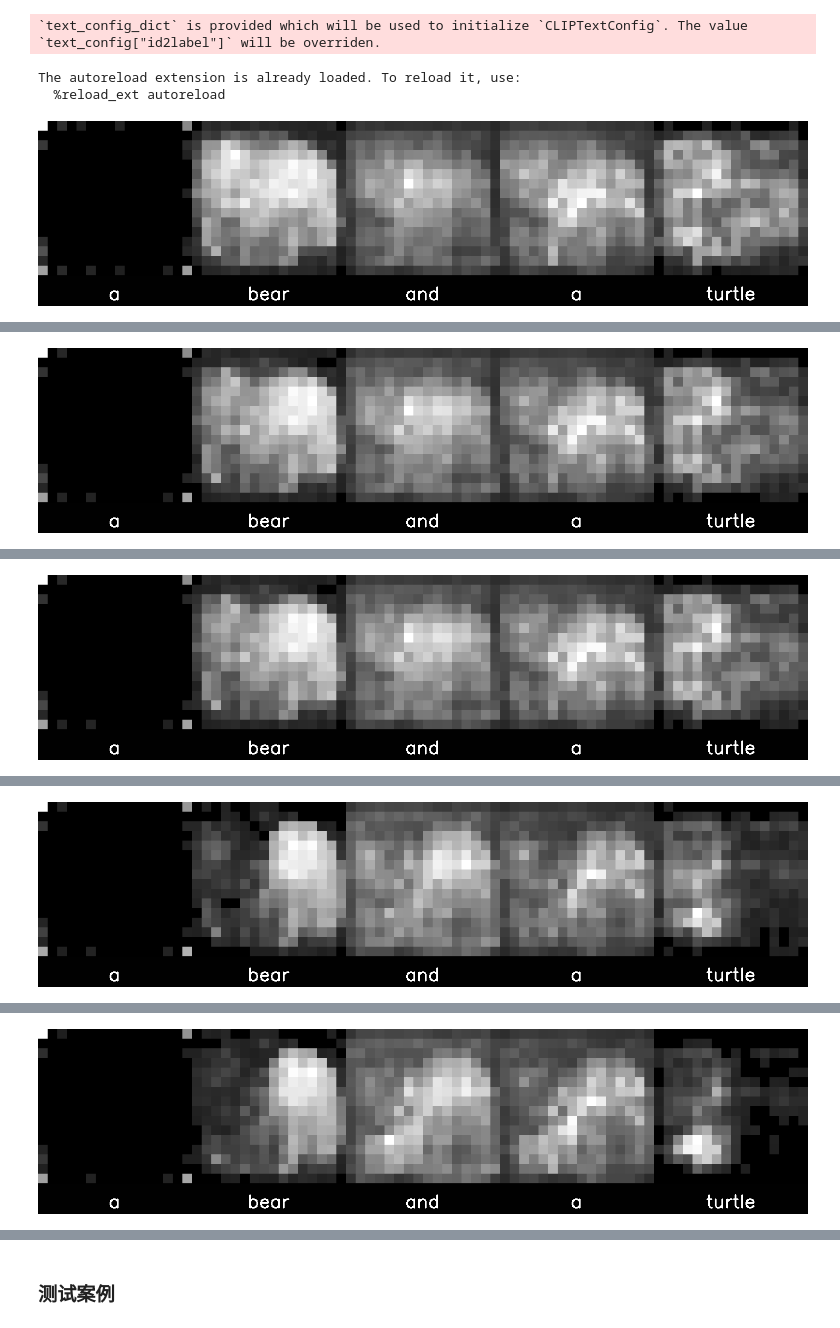
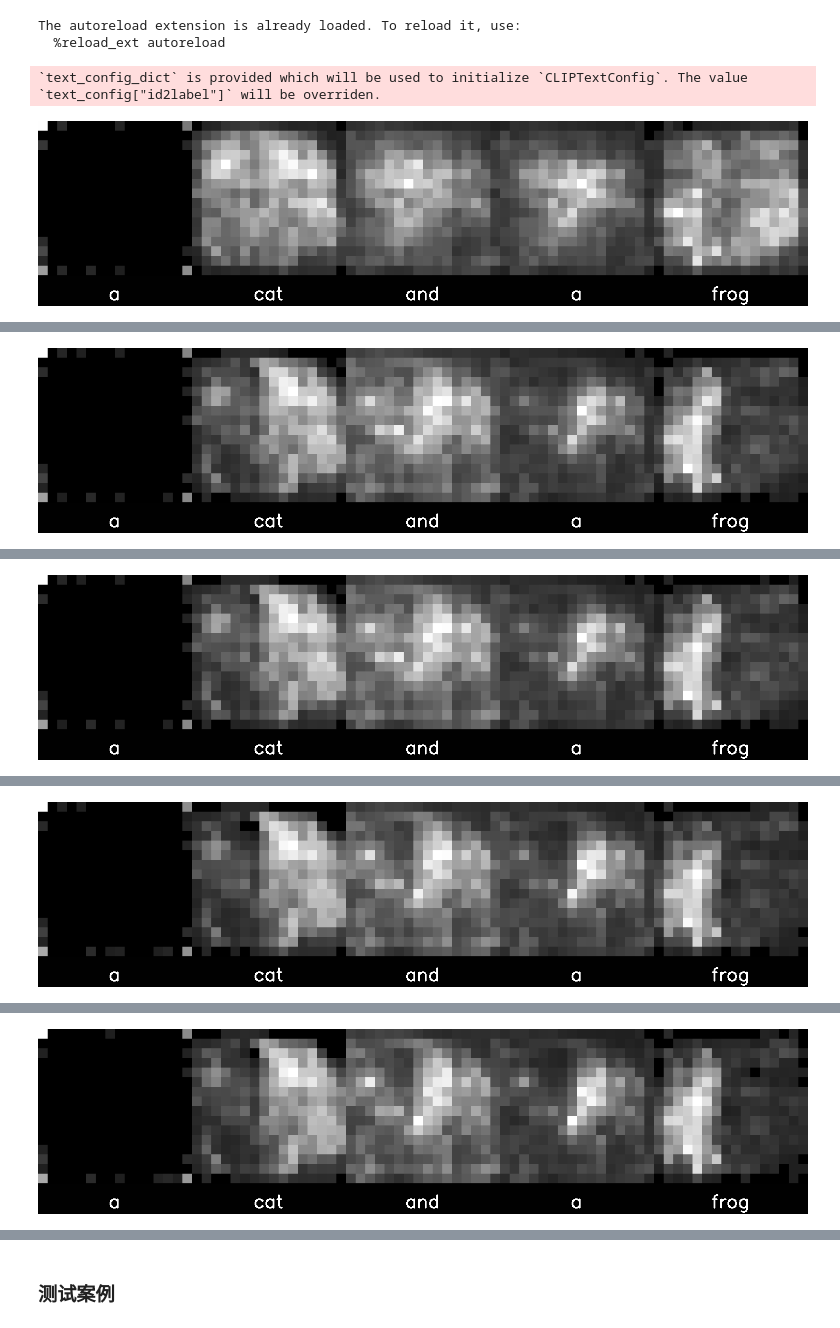
Before and after one commit to Tlooh/Improved_diffusion, a Jupyter notebook: loss_compare/run.ipynb, the cells around one changed output, grey strips where cells are left out. Saved outputs shown, nothing was run; the diff lists cells and outputs as text; code cells hidden in the pictures.

```diff
--- a/loss_compare/run.ipynb
+++ b/loss_compare/run.ipynb
@@ -28,13 +53,13 @@ controller = AttentionStore()
 # prompt = " A lemon next to an apple"
 # prompt = "A lemon next to a green apple"
 # prompt = "a man in red standing next to another woman in blue"
-# prompt = "A cat and a frog"
+prompt = "A cat and a frog"
 # prompt = "A cat and a frog are playing with a dog"
 # prompt = "A yellow bowl and a turtle"
 # prompt = "A bird and a red chair"
 # prompt = "A white horse and a green bird"
 # prompt = "A watermelon and an apple"
-prompt = "A bear and a turtle"
+# prompt = "A bear and a turtle"
 # prompt = "a dog is on the beach with an umbrella"
 # prompt = "A horse and a dog"
 
@@ -74,7 +99,7 @@ outputs = model(prompt = prompt,
 image = outputs.images[0]
 display(image)
 # %% [output]
-`text_config_dict` is provided which will be used to initialize `CLIPTextConfig`. The value `text_config["id2label"]` will be overriden.
+The autoreload extension is already loaded. To reload it, use:
+  %reload_ext autoreload
-The autoreload extension is already loaded. To reload it, use:
-  %reload_ext autoreload
+`text_config_dict` is provided which will be used to initialize `CLIPTextConfig`. The value `text_config["id2label"]` will be overriden.
-[figure, old version]
+[figure, new version]
@@ -83 +109 @@ Iteration 0 | Loss: 0.9390
-[figure, old version]
+[figure, new version]
@@ -86 +113 @@ Iteration 1 | Loss: 0.8599
-[figure, old version]
+[figure, new version]
@@ -89 +117 @@ Iteration 2 | Loss: 0.8586
-[figure, old version]
+[figure, new version]
@@ -92 +121 @@ Iteration 3 | Loss: 0.7455
-[figure, old version]
+[figure, new version]
```
Also changed, not shown: parts of 2 cells of this notebook, 4 other files.
